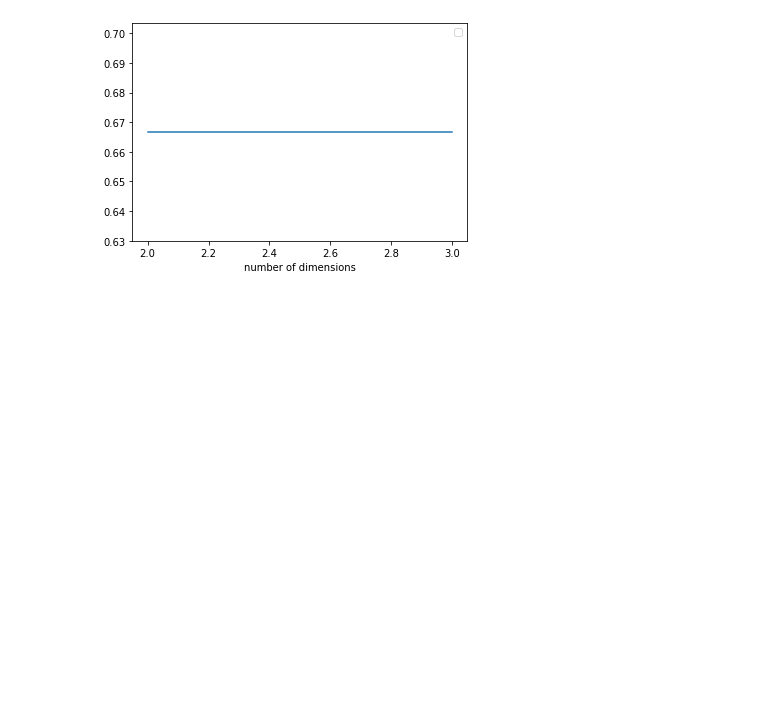
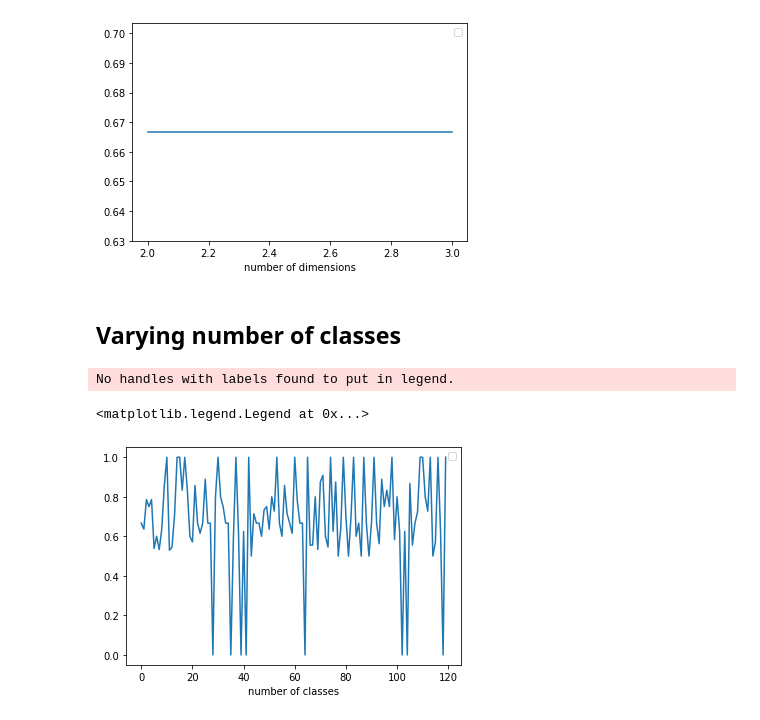
Before and after one commit to alexandremerasli/TFEnext, a Jupyter notebook: newClustering.ipynb, the cells around one changed output. Cells and saved outputs as stored; diff of their text form; code cells hidden in the pictures; blank space fills up the shorter version.

Commit message:
plot accuracy for each combination of 2 classes

```diff
--- a/newClustering.ipynb
+++ b/newClustering.ipynb
@@ -275,7 +275,7 @@ from sklearn.cluster import SpectralClustering
 
 def computeSCCoordinate(mat,gamma=1):
 
-    distance_matrix_EDA, distance_matrix_IBI, distance_matrix_corr_EDA, distance_matrix_corr_IBI = computeAllDistanceMatrix(ISC_EDA,ISC_IBI)
+    distance_matrix_EDA, distance_matrix_IBI, distance_matrix_corr_EDA, distance_matrix_corr_IBI = computeAllDistanceMatrix(ISC_EDA_work,ISC_IBI_work)
     #distance_matrix_EDA, distance_matrix_corr_EDA = computeAllDistanceMatrix(ISC_EDA,ISC_IBI)
 
     if (mat==['EDA']):
@@ -293,7 +293,7 @@ from sklearn.cluster import SpectralClustering
 
 def computeNoneCoordinate(mat):
 
-    distance_matrix_EDA, distance_matrix_IBI, distance_matrix_corr_EDA, distance_matrix_corr_IBI = computeAllDistanceMatrix(ISC_EDA,ISC_IBI)
+    distance_matrix_EDA, distance_matrix_IBI, distance_matrix_corr_EDA, distance_matrix_corr_IBI = computeAllDistanceMatrix(ISC_EDA_work,ISC_IBI_work)
     #distance_matrix_EDA, distance_matrix_corr_EDA = computeAllDistanceMatrix(ISC_EDA,ISC_IBI)
 
     if (mat==['EDA']):
@@ -380,9 +380,9 @@ class Results():
 
         # Annotate points
         if mat == ['EDA']:
-            n = len(ISC_EDA)
+            n = len(ISC_EDA_work)
         elif mat == ['IBI']:
-            n = len(ISC_IBI)
+            n = len(ISC_IBI_work)
         for i in range(n):
             ax.annotate(i,(self.best_points[i,0],self.best_points[i,1]),xytext=(self.best_points[i,0]+(np.max(self.best_points[:,0])-np.min(self.best_points[:,0]))/50,self.best_points[i,1]))
 
@@ -423,10 +423,10 @@ class Results():
         if len(np.unique(self.label))==1:
             warnings.warn("Labels correspond to only 1 group")
             return -1
-        elif len(np.unique(self.label))==len(ISC_EDA):
+        elif len(np.unique(self.label))==len(ISC_EDA_work):
             warnings.warn("Each participant correspond to one label")
             return -1
-        elif len(np.unique(self.label))==len(ISC_IBI):
+        elif len(np.unique(self.label))==len(ISC_IBI_work):
             warnings.warn("Each participant correspond to one label")
             return -1
         else:
@@ -436,9 +436,9 @@ class Results():
         # Average on different random data generated in Hopkins
         H = []
         if mat == ['EDA']:
-            n = len(ISC_EDA)
+            n = len(ISC_EDA_work)
         elif mat == ['IBI']:
-            n = len(ISC_IBI)
+            n = len(ISC_IBI_work)
         for p in range(100):
             H.append(hopkins(self.best_points,n))
         self.hopkins = [1-np.mean(H),np.std(H)]
@@ -452,10 +452,10 @@ class Results():
         if len(np.unique(self.label))==1:
             warnings.warn("Labels correspond to only 1 group")
             return -1
-        elif len(np.unique(self.label))==len(ISC_EDA):
+        elif len(np.unique(self.label))==len(ISC_EDA_work):
             warnings.warn("Each participant correspond to one label")
             return -1
-        elif len(np.unique(self.label))==len(ISC_IBI):
+        elif len(np.unique(self.label))==len(ISC_IBI_work):
             warnings.warn("Each participant correspond to one label")
             return -1
         else:
@@ -468,19 +468,12 @@ class Results():
 
         # Find which participants are misclassified and compute accuracy
         if mat == ['EDA']:
-            subjects = np.arange(len(ISC_EDA))
+            subjects = np.arange(len(ISC_EDA_work))
         elif mat == ['IBI']:
-            subjects = np.arange(len(ISC_IBI))
+            subjects = np.arange(len(ISC_IBI_work))
         self.wellClassified = subjects[self.label==condition]
         self.misClassified = subjects[self.label!=self.condition]
-        '''if (len(self.misClassified) > len(self.wellClassified)):
-            self.wellClassified, self.misClassified = self.misClassified, self.wellClassified
 
-        return len(self.wellClassified) / len(ISC_EDA)
-        '''
-        print(len(ISC_IBI))
-        print(self.condition)
-        print(self.label)
         return accuracy(self.condition,self.label)
 # %%
 # Choose which matrix or matrices to study
@@ -545,8 +538,10 @@ condition -= 1
 [17, 17, 51, 67, 67, 67, 67, 67, 67, 67, 67, 67, 67, 68]
 # %%
 # Select studied classes
-ISC_EDA = ISC_EDA[idxStudiedClasses,:]
-ISC_EDA = ISC_EDA[:,idxStudiedClasses]
+ISC_EDA_work = ISC_EDA[idxStudiedClasses,:]
+ISC_EDA_work = ISC_EDA_work[:,idxStudiedClasses]
+ISC_IBI_work = ISC_IBI[idxStudiedClasses,:]
+ISC_IBI_work = ISC_IBI_work[:,idxStudiedClasses]
 
 #Compute chosen clustering
 method_result = Results(mat=mat,mapping=mapping,algo=algo,condition=condition)
@@ -652,3 +637,5 @@ plt.legend()
 No handles with labels found to put in legend.
 <matplotlib.legend.Legend at 0x...>
 [figure]
+# %% [markdown]
+## Varying number of classes
@@ -654,0 +738,9 @@ No handles with labels found to put in legend.
+# %%
+plt.plot(accClasses)
+#plt.plot(allClasses,accClasses)
+plt.xlabel("number of classes")
+plt.legend()
+# %% [output]
+No handles with labels found to put in legend.
+<matplotlib.legend.Legend at 0x...>
+[figure, added]
```
Also changed, not shown: parts of 6 cells of this notebook.
